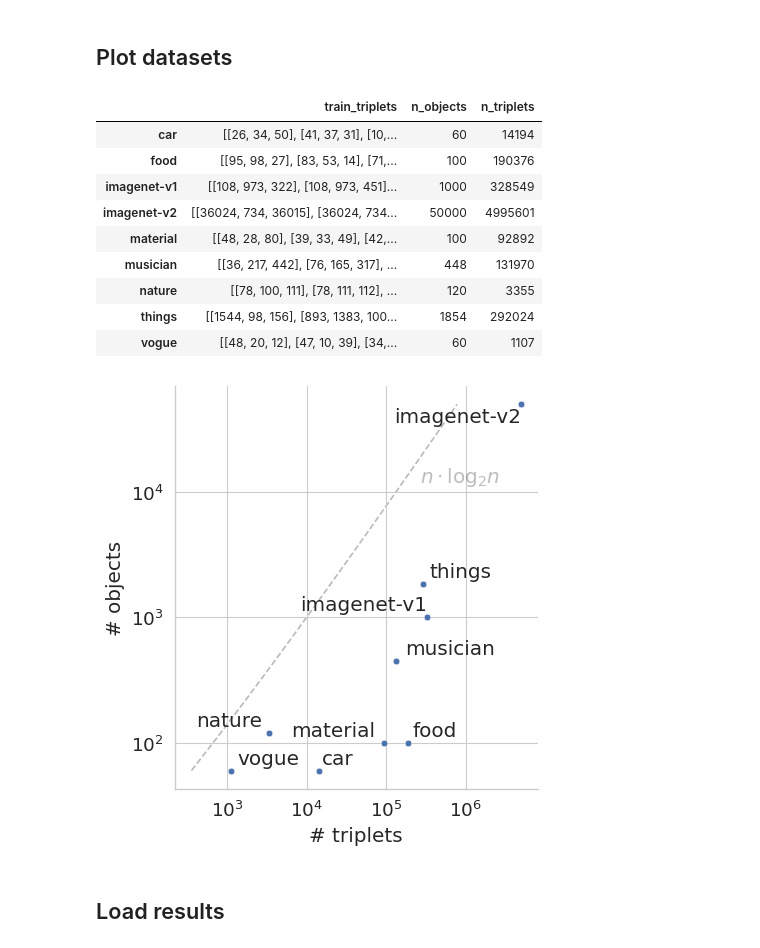
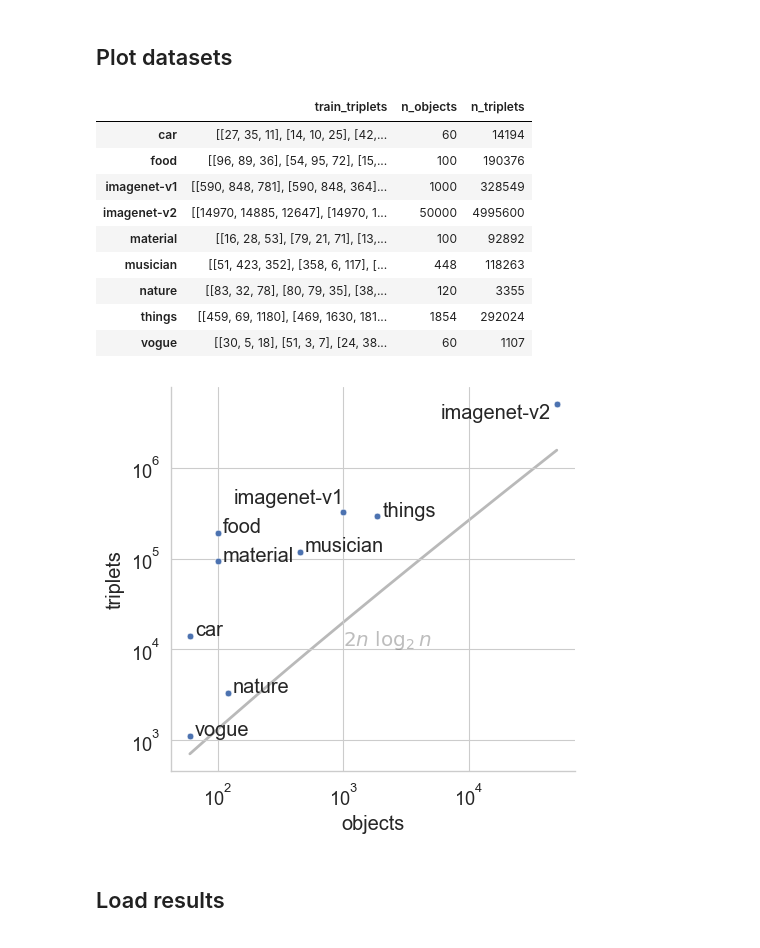
Before and after one commit to cblearn/cblearn-benchmark, a Jupyter notebook: scripts/plot_results.ipynb, the cells around one changed output. Drawn from its saved outputs; the diff is of its cells as text; code cells hidden in the pictures.

Commit message:
Update plots with better visualizations

```diff
--- a/scripts/plot_results.ipynb
+++ b/scripts/plot_results.ipynb
@@ -19,40 +19,46 @@ plot_dir.mkdir(exist_ok=True)
 # %% [markdown]
 ## Plot datasets
 # %%
-data = datasets.fetch_all()
+data = datasets.fetch_all(download_if_missing=True)
 data = pd.DataFrame.from_records(data).transpose()
 data['n_triplets'] = data.train_triplets.map(len)
 data
 # %% [output]
 |  | train_triplets | n_objects | n_triplets |
-| car | [[26, 34, 50], [41, 37, 31], [10,... | 60 | 14194 |
-| food | [[95, 98, 27], [83, 53, 14], [71,... | 100 | 190376 |
-| imagenet-v1 | [[108, 973, 322], [108, 973, 451]... | 1000 | 328549 |
-| imagenet-v2 | [[36024, 734, 36015], [36024, 734... | 50000 | 4995601 |
-| material | [[48, 28, 80], [39, 33, 49], [42,... | 100 | 92892 |
-| musician | [[36, 217, 442], [76, 165, 317], ... | 448 | 131970 |
-| nature | [[78, 100, 111], [78, 111, 112], ... | 120 | 3355 |
-| things | [[1544, 98, 156], [893, 1383, 100... | 1854 | 292024 |
-| vogue | [[48, 20, 12], [47, 10, 39], [34,... | 60 | 1107 |
+| car | [[27, 35, 11], [14, 10, 25], [42,... | 60 | 14194 |
+| food | [[96, 89, 36], [54, 95, 72], [15,... | 100 | 190376 |
+| imagenet-v1 | [[590, 848, 781], [590, 848, 364]... | 1000 | 328549 |
+| imagenet-v2 | [[14970, 14885, 12647], [14970, 1... | 50000 | 4995600 |
+| material | [[16, 28, 53], [79, 21, 71], [13,... | 100 | 92892 |
+| musician | [[51, 423, 352], [358, 6, 117], [... | 448 | 118263 |
+| nature | [[83, 32, 78], [80, 79, 35], [38,... | 120 | 3355 |
+| things | [[459, 69, 1180], [469, 1630, 181... | 1854 | 292024 |
+| vogue | [[30, 5, 18], [51, 3, 7], [24, 38... | 60 | 1107 |
 # %%
 names = data.index
-fg = sns.relplot(data, x='n_triplets', y='n_objects', legend=None)
-fg.set(xlabel='# triplets', ylabel='# objects', xscale='log', yscale='log')
+fg = sns.relplot(data, y='n_triplets', x='n_objects', legend=None)
+fg.set(xlabel='objects', ylabel='triplets', xscale='log', yscale='log')
 
 obj_space = np.linspace(np.min(data.n_objects), np.max(data.n_objects), 1000)
-triplet_space = obj_space * np.log2(obj_space)
-plt.plot(triplet_space, obj_space, 'k--', alpha=0.3, zorder=-1)
+triplet_space = 2 * obj_space * np.log2(obj_space)
+plt.plot(obj_space, triplet_space, 'k-', alpha=0.3, lw=2, zorder=-1)
 
-labels = []
-labels.append(plt.text(triplet_space[-700], obj_space[-800], f"$n\cdot \log_2 n$", alpha=0.3, horizontalalignment='left'))
-labels = labels + [plt.text(x, y, name) for name, x, y in zip(names, data.n_triplets, data.n_objects)]
-adjust_text(labels, expand_points=(1.2, 1.3))
+plt.text(10e2, 1.1*10e3, f"$2n~\log_2 n$", alpha=0.3, horizontalalignment='left')
+labels = {name: plt.text(x*1.1, y, name) for name, y, x in zip(names, data.n_triplets, data.n_objects)}
+labels['imagenet-v1'].set_y(4*10e4)
+labels['imagenet-v1'].set_horizontalalignment('right')
+labels['imagenet-v1'].set_x(10e2)
+labels['imagenet-v2'].set_horizontalalignment('right')
+labels['imagenet-v2'].set_verticalalignment('top')
+labels['imagenet-v2'].set_x(4.5*10e3)
+#labels['things'].set_y(2*10e4)
+#adjust_text(labels,expand_points=(2, 2))
 
 fg.savefig(plot_dir / 'datasets.pdf')
 fg.savefig(plot_dir / 'datasets.png')
 plt.show()
 # %% [output]
-[figure, old version]
+[figure, new version]
 # %% [markdown]
 ## Load results
 # %%
```
Also changed, not shown: parts of 11 cells of this notebook, 37 other files.
